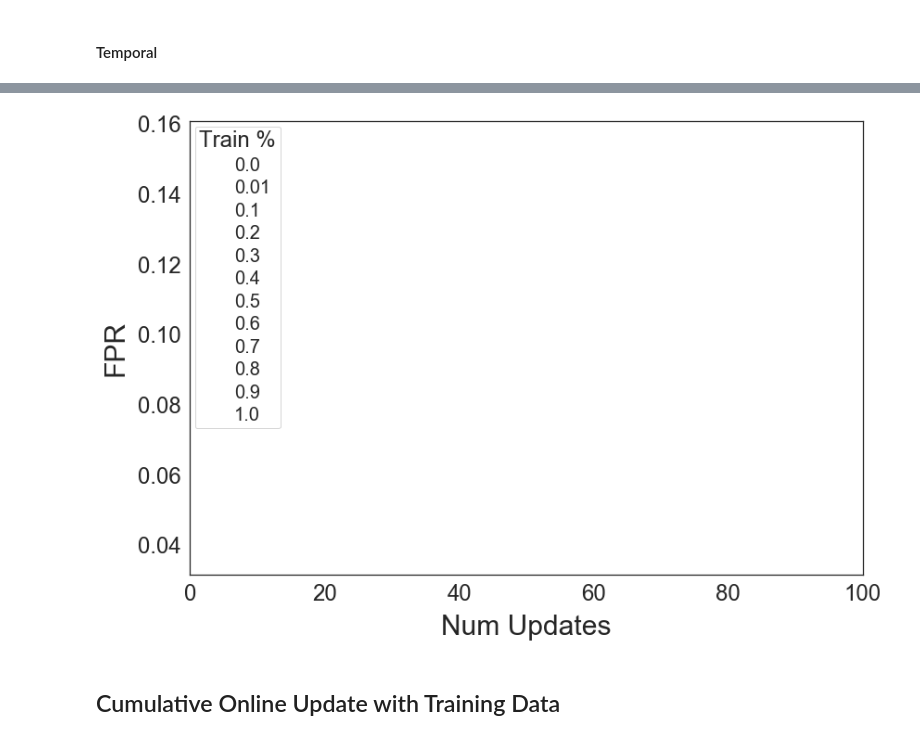
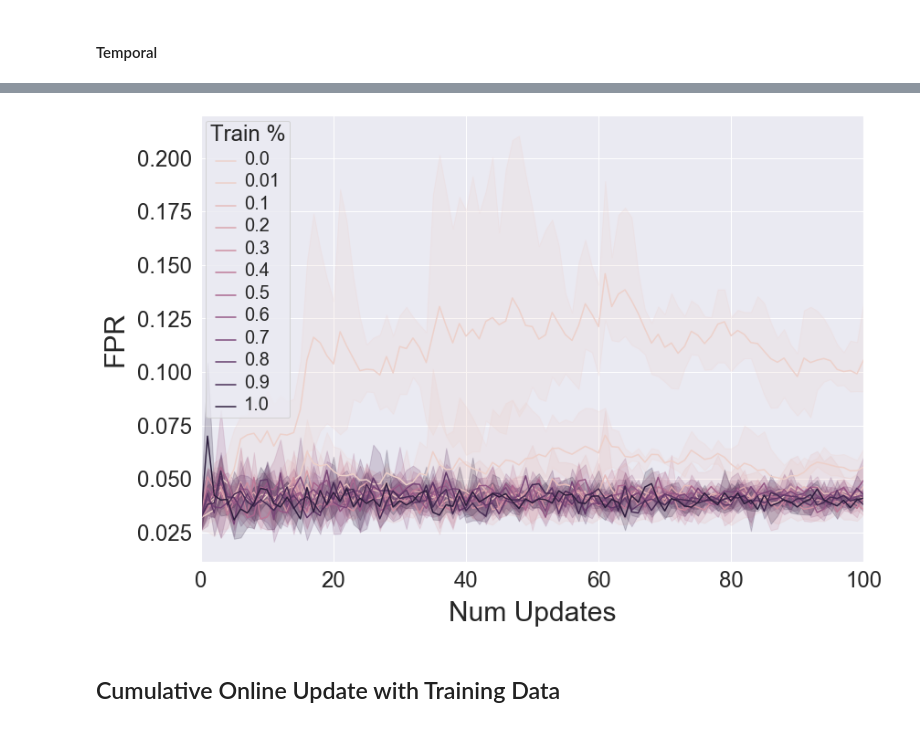
Before and after one commit to georgeadam/feedback_loops, a Jupyter notebook: history_effect.ipynb, the cells around one changed output, grey strips where cells are left out. Saved outputs shown, nothing was run; the diff lists cells and outputs as text; code cells hidden in the pictures.

```diff
--- a/history_effect.ipynb
+++ b/history_effect.ipynb
@@ -311,2 +88,2 @@ len(results_non_cumulative[0.0]["fpr"][0])
 # %%
-data_non_cumulative = results_to_dataframe_temporal(results_non_cumulative, num_updates, train_percentages, seeds)
+data_non_cumulative = results_to_dataframe(results_non_cumulative, train_percentages, seeds)
@@ -318,2 +89,0 @@ data_non_cumulative = results_to_dataframe_temporal(results_non_cumulative, num_
-# %%
-data_non_cumulative = pd.DataFrame(data_non_cumulative)
@@ -331,23 +90,18 @@ sns.color_palette("hls", 8)
-# %%
-sns.set_style("white")
-# %%
-fig = plt.figure(figsize=(13, 9))
-ax = fig.add_subplot(111)
-g = sns.lineplot(x="update", y="rate", hue="train_percentage", data=data_non_cumulative.loc[data_non_cumulative["type"] == "fpr"], legend="full", ax=ax, palette=sns.cubehelix_palette(12, rot=0.5, hue=1, light=0.85, gamma=0.0))
-
-ax.set_xlabel("Num Updates", size=30, labelpad=10.0)
-ax.set_ylabel("FPR", size=30, labelpad=10.0)
-ax.tick_params(axis='both', which='major', labelsize=24)
-ax.tick_params(axis='both', which='minor', labelsize=24)
-
-ax.set_xlim([0, num_updates])
-
-legend = ax.legend(title="Train %", title_fontsize=24, labels=train_percentages, loc="upper left")
-legend.texts[0].set_size(20)
-
-fig.savefig("figures/history_effect/updated_fpr_non_cumulative_gaussian.png", dpi=300)
-fig.savefig("figures/history_effect/updated_fpr_non_cumulative_gaussian.pdf")
-# %% [output]
-[figure, removed]
+# %%
+config = {"m0": m0, "m1": m1, "s0": s0, "s1": s1, "p0": p0, "p1": p1, "n_train": n_train, "n_update": n_update, "n_test": n_test, "num_features": num_features, "seeds": seeds,
+         "num_updates": num_updates, "train_percentages": train_percentages, "data_type": data_type}
+# %%
+plot_name = "update_fpr_non_cumulative_{}".format(data_type)
+plot_file_name = "{}_{}".format(plot_name, "")
+plot_path = os.path.join(results_dir, plot_file_name)
+
+create_file_path(plot_path)
+plot(data_non_cumulative, num_updates, train_percentages, plot_path)
+
+config_file_name = CONFIG_FILE.format(plot_name, "")
+config_path = os.path.join(results_dir, config_file_name)
+save_json(config, config_path)
+# %% [output]
+[figure, added]
 # %% [markdown]
 ## Cumulative Online Update with Training Data
```
Also changed, not shown: parts of 40 cells of this notebook, 26 other files.
